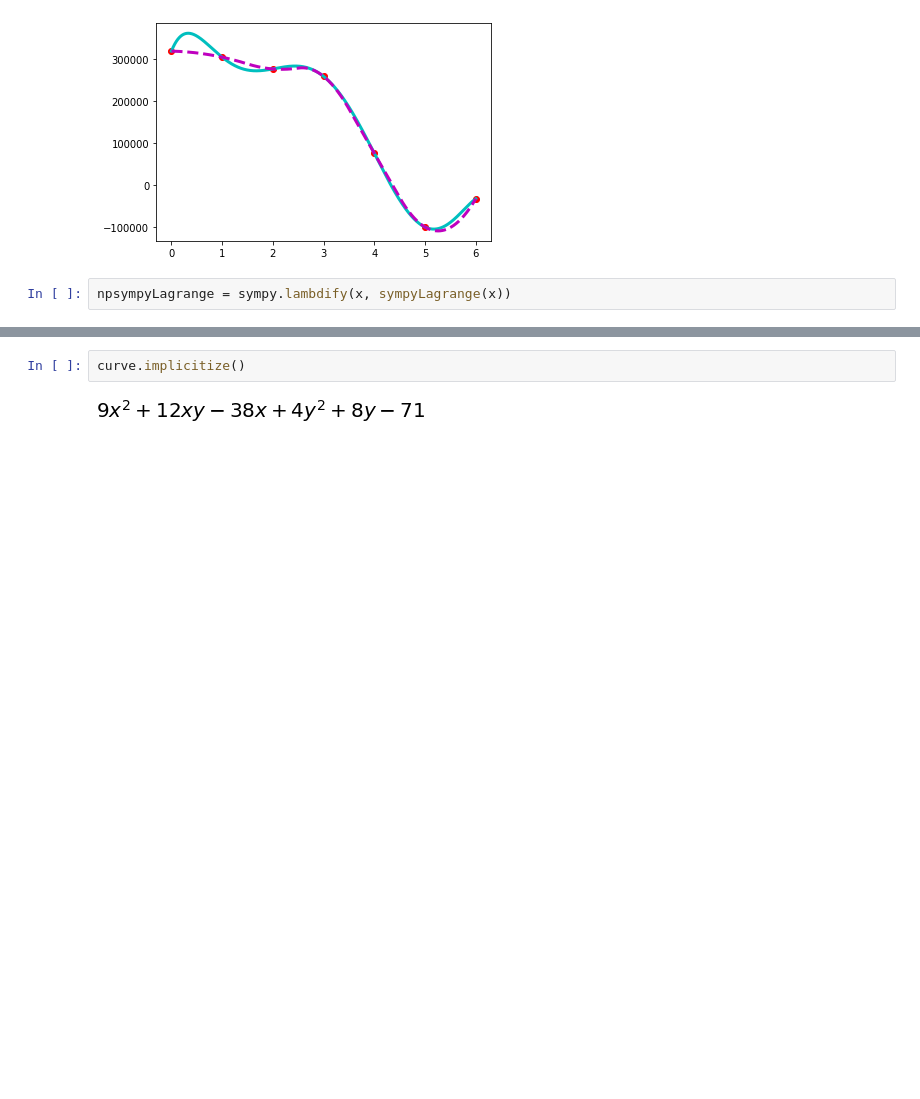
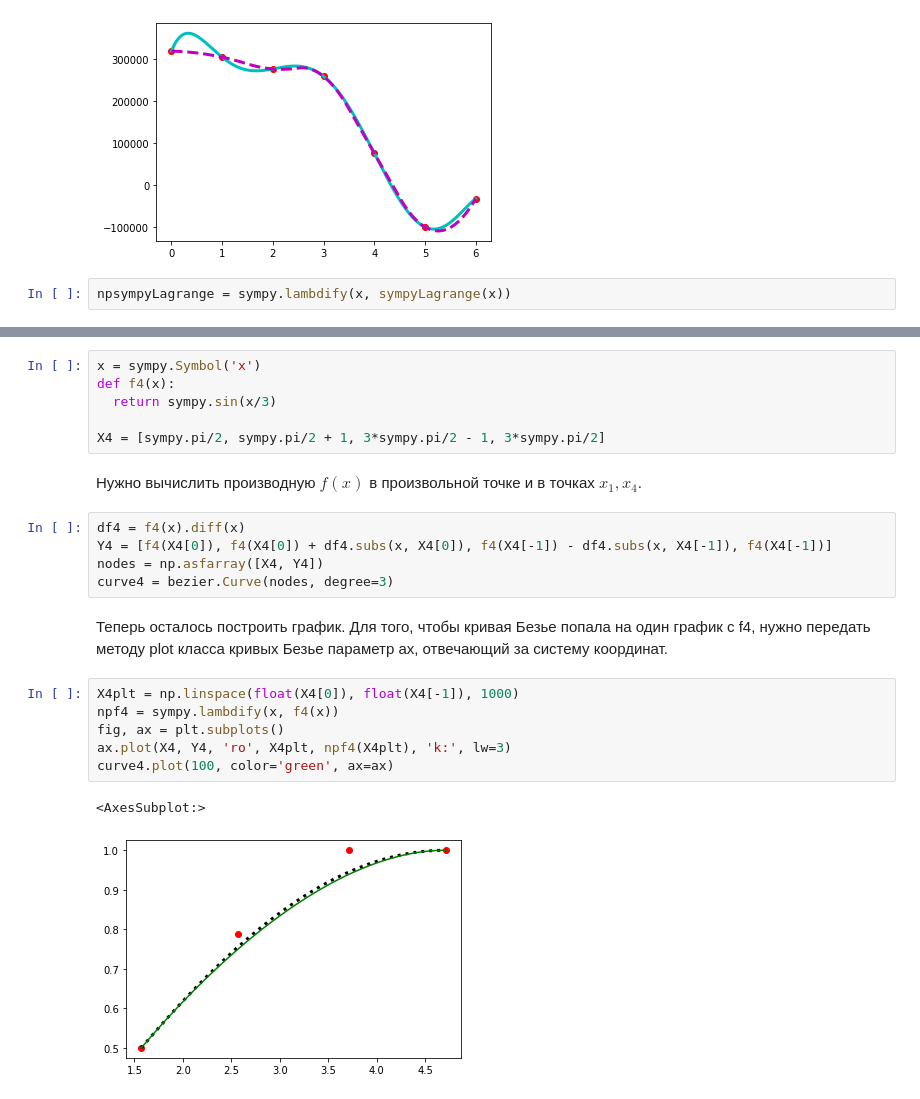
Before and after one commit to GalinaZh/Appl_alg2021, a Jupyter notebook: Applied_Alg_sem_6_Interpolation.ipynb, the cells around one changed output, grey strips where cells are left out. Cells and saved outputs as stored; diff of their text form; blank space fills up the shorter version.

```diff
--- a/Applied_Alg_sem_6_Interpolation.ipynb
+++ b/Applied_Alg_sem_6_Interpolation.ipynb
@@ -237,4 +223,24 @@ curve.plot(100)
-# %%
-curve.implicitize()
-# %% [output]
-[figure, removed]
+# %%
+x = sympy.Symbol('x')
+def f4(x):
+  return sympy.sin(x/3)
+
+X4 = [sympy.pi/2, sympy.pi/2 + 1, 3*sympy.pi/2 - 1, 3*sympy.pi/2]
+# %% [markdown]
+Нужно вычислить производную $f(x)$ в произвольной точке и в точках $x_1, x_4$.
+# %%
+df4 = f4(x).diff(x)
+Y4 = [f4(X4[0]), f4(X4[0]) + df4.subs(x, X4[0]), f4(X4[-1]) - df4.subs(x, X4[-1]), f4(X4[-1])]
+nodes = np.asfarray([X4, Y4])
+curve4 = bezier.Curve(nodes, degree=3)
+# %% [markdown]
+Теперь осталось построить график. Для того, чтобы кривая Безье попала на один график с f4, нужно передать методу plot класса кривых Безье параметр ax, отвечающий за систему координат.
+# %%
+X4plt = np.linspace(float(X4[0]), float(X4[-1]), 1000)
+npf4 = sympy.lambdify(x, f4(x))
+fig, ax = plt.subplots()
+ax.plot(X4, Y4, 'ro', X4plt, npf4(X4plt), 'k:', lw=3)
+curve4.plot(100, color='green', ax=ax)
+# %% [output]
+<AxesSubplot:>
+[figure, added]
```
Also changed, not shown: parts of 17 cells of this notebook.
